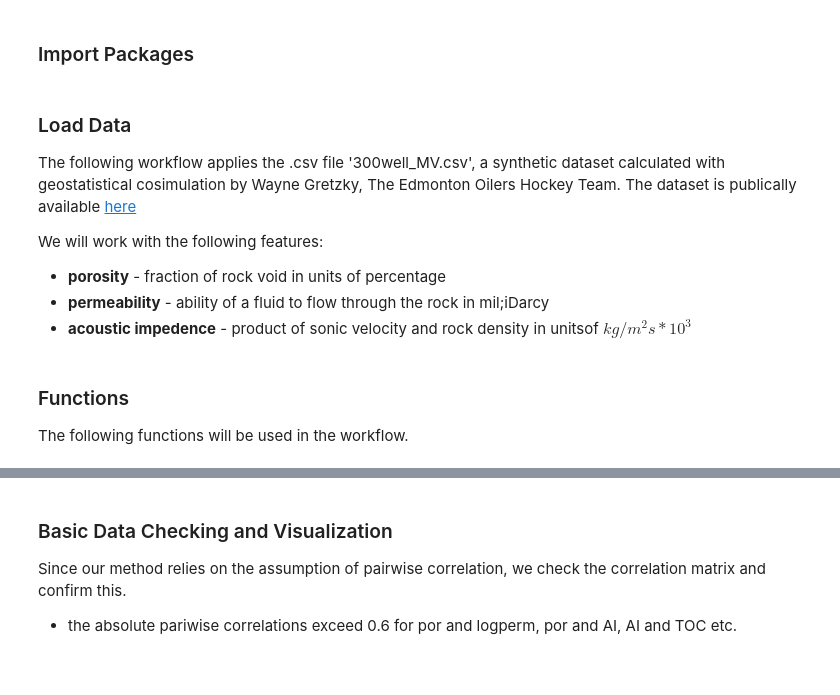
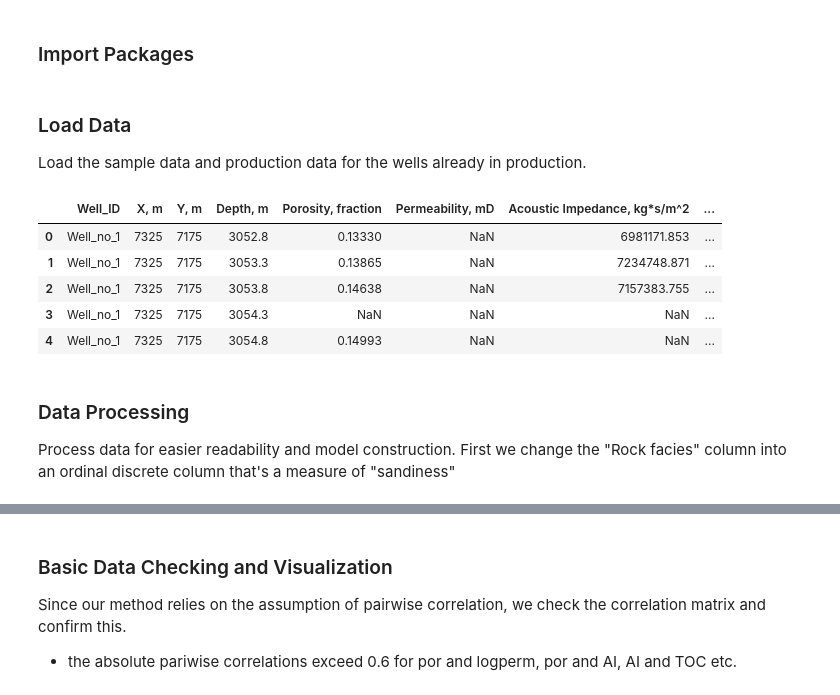
Before and after one commit to fraclad/MOAR-Drilling, a Jupyter notebook: Hackathon_ProjectTemplate.ipynb, the cells around one changed output, grey strips where cells are left out. Saved outputs shown, nothing was run; the diff lists cells and outputs as text; code cells hidden in the pictures.

```diff
--- a/Hackathon_ProjectTemplate.ipynb
+++ b/Hackathon_ProjectTemplate.ipynb
@@ -90,10 +87,0 @@ import os                                               # accessing the operatin
-# %% [markdown]
-### Load Data
-
-The following workflow applies the .csv file '300well_MV.csv', a synthetic dataset calculated with geostatistical cosimulation by Wayne Gretzky, The Edmonton Oilers Hockey Team. The dataset is publically available [here](http://www.hasthelargehadroncolliderdestroyedtheworldyet.com/)
-
-We will work with the following features:
-
-* **porosity** - fraction of rock void in units of percentage
-* **permeability** - ability of a fluid to flow through the rock in mil;iDarcy
-* **acoustic impedence** - product of sonic velocity and rock density in unitsof $kg/m^2s*10^3$
@@ -104,4 +87,0 @@ my_data = my_data.iloc[:,1:]                           # copy all rows and colum
-# %% [markdown]
-### Functions
-
-The following functions will be used in the workflow.
@@ -107,0 +105,19 @@ The following functions will be used in the workflow.
+# %% [markdown]
+### Load Data
+
+Load the sample data and production data for the wells already in production.
+# %%
+dfProdSamples = pd.read_csv(r"./well_data/wellbore_data_producer_wells.csv")
+dfProdHist = pd.read_csv(r"./prod_data/production_history.csv")
+dfProdSamples.head()
+# %% [output]
+|  | Well_ID | X, m | Y, m | Depth, m | Porosity, fraction | Permeability, mD | Acoustic Impedance, kg*s/m^2 | ... |
+| 0 | Well_no_1 | 7325 | 7175 | 3052.8 | 0.13330 | NaN | 6981171.853 | ... |
+| 1 | Well_no_1 | 7325 | 7175 | 3053.3 | 0.13865 | NaN | 7234748.871 | ... |
+| 2 | Well_no_1 | 7325 | 7175 | 3053.8 | 0.14638 | NaN | 7157383.755 | ... |
+| 3 | Well_no_1 | 7325 | 7175 | 3054.3 | NaN | NaN | NaN | ... |
+| 4 | Well_no_1 | 7325 | 7175 | 3054.8 | 0.14993 | NaN | NaN | ... |
+# %% [markdown]
+### Data Processing
+Process data for easier readability and model construction.
+First we change the "Rock facies" column into an ordinal discrete column that's a measure of "sandiness"
```
Also changed, not shown: parts of 10 cells of this notebook, 2 other files.
